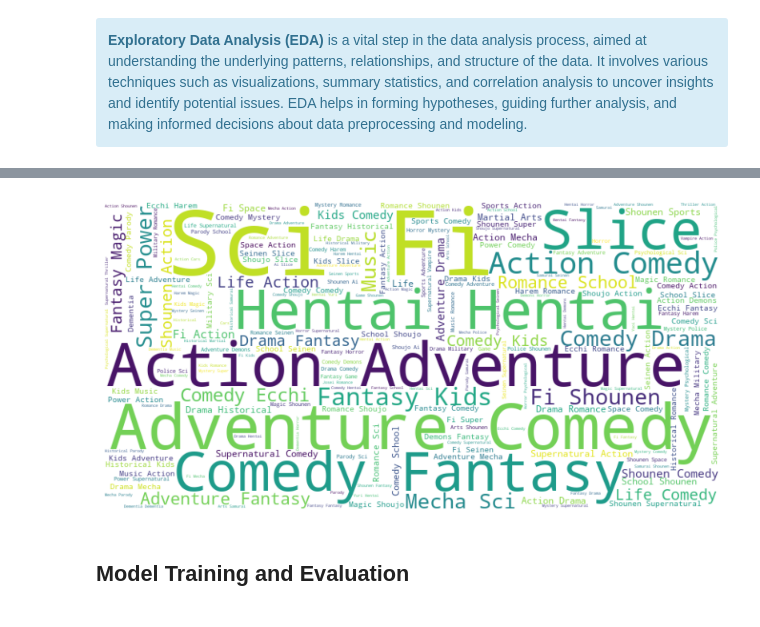
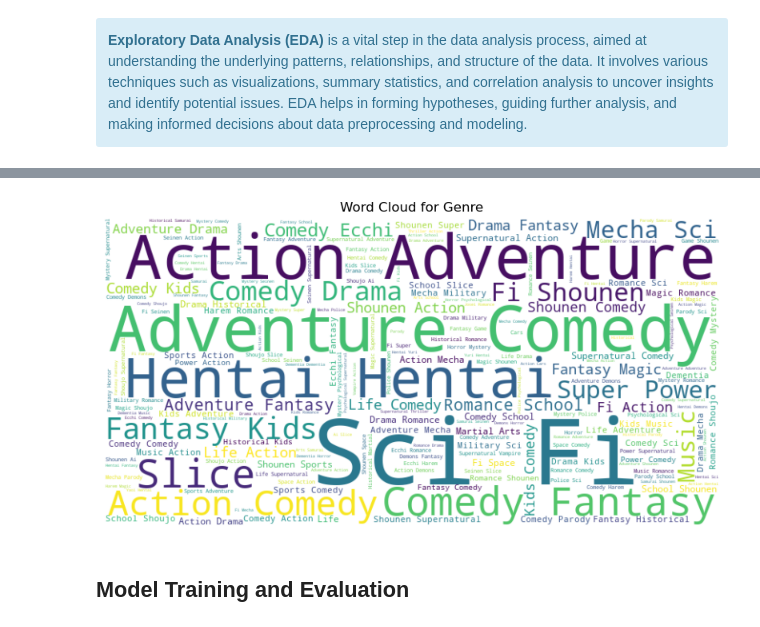
Before and after one commit to Refilwemasapu/Unsupervised-Learning_EG1, a Jupyter notebook: Unsupervised_Learning.ipynb, the cells around one changed output, grey strips where cells are left out. Cells and saved outputs as stored; diff of their text form; code cells hidden in the pictures.

```diff
--- a/Unsupervised_Learning.ipynb
+++ b/Unsupervised_Learning.ipynb
@@ -138,3 +144,12 @@ memory usage: 9.7 MB
 The summary information of the test_data: None
 # %% [markdown]
 - Displaying summary information about the anime_data, submission_data, train_data and the test_data
+# %%
+# Convert 'episodes' to numeric, forcing errors to NaN (if there are any non-numeric values)
+anime_data['episodes'] = pd.to_numeric(anime_data['episodes'], errors='coerce')
+
+# Fill NaN values with 0 or another appropriate value (e.g., mean or median of the column)
+anime_data['episodes'] = anime_data['episodes'].fillna(0).astype(int)
+
+# Verify the conversion
+print(anime_data['episodes'].dtype)
@@ -314,3 +333,14 @@ train_data after removing duplicate rows:
 <div class="alert alert-block alert-info">
   <b>Data preprocessing</b> is a fundamental step in the data analysis and machine learning pipeline, encompassing the transformation and organization of raw data into a format suitable for analysis. This process includes activities such as normalization, encoding categorical variables, feature scaling, and splitting data into training and testing sets, thereby enhancing the performance and accuracy of machine learning models.
 </div>
+# %%
+# Define a function to clean anime titles
+def clean_titles(name):
+    # Replace any character that is not a letter, number, or space with a space
+    return re.sub("[^a-zA-Z0-9 ]", " ", name)
+
+# Apply the cleaning function to the 'name' column and store the result in a new column 'clean_name'
+anime_data["clean_name"] = anime_data["name"].apply(clean_titles)
+
+# Print the first few rows of the DataFrame to check the result
+anime_data.head()
@@ -316,0 +364,12 @@ train_data after removing duplicate rows:
+# %%
+# Applying the transformations
+anime_data["clean_name"] = anime_data["clean_name"].apply(lambda x: x.lower())
+
+# Initialize the LabelEncoder
+label_encoder = LabelEncoder()
+
+# Fit and transform the anime_type column
+anime_data["encoded_type"] = label_encoder.fit_transform(anime_data["type"])
+
+# Print the first few rows of the DataFrame to check the result
+anime_data.head()
@@ -426,22 +485,21 @@ plt.show()
 # %%
-from wordcloud import WordCloud
-
-
-data['genre'] = data['genre'].fillna('').astype(str)
+# Fill NaN values with an empty string and ensure the 'genre' column is of type str
+anime_data['genre'] = anime_data['genre'].fillna('').astype(str)
 
 # Combine all genres into a single string
-text = ' '.join(data['genre'])
+text = ' '.join(anime_data['genre'])
 
 # Create and generate a word cloud image
 wordcloud = WordCloud(width=800, height=400, background_color='white').generate(text)
 
 # Display the generated word cloud image
 plt.figure(figsize=(10, 5))
 plt.imshow(wordcloud, interpolation='bilinear')
 plt.axis('off')
+plt.title('Word Cloud for Genre')
 plt.show()
 # %% [output]
-[figure, old version]
+[figure, new version]
 # %% [markdown]
 ## Model Training and Evaluation <a id="chapter7"><a>
 # %% [markdown]
```
Also changed, not shown: parts of 23 cells of this notebook.
